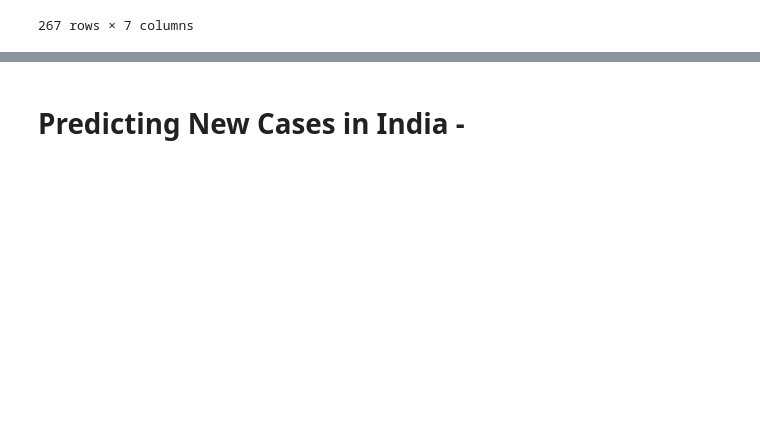
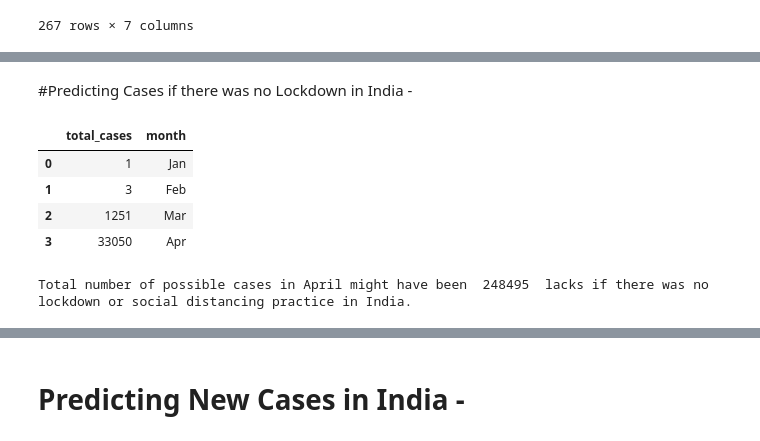
Before and after one commit to 41x3n/Impact-of-lockdown-in-India-COVID-19, a Jupyter notebook: analysis.ipynb, the cells around one changed output, grey strips where cells are left out. Saved outputs shown, nothing was run; the diff lists cells and outputs as text; code cells hidden in the pictures; blank space fills up the shorter version.

```diff
--- a/analysis.ipynb
+++ b/analysis.ipynb
@@ -341,3 +341,49 @@ for address in testing_center["location"]:
 map
 # %% [output]
 [interactive output not drawn]
+# %% [markdown]
+#Predicting Cases if there was no Lockdown in India -
+# %%
+data = pd.read_csv('owid-covid-data.csv',index_col="location")
+data = data.loc["India"]
+data = data.iloc[1:121, 1:4]
+data['date']= pd.to_datetime(data['date'])
+data = data.set_index('date')
+df_India = data.groupby(pd.Grouper(freq='M')).max()
+df_India = df_India.reset_index()
+df_India['month'] = df_India['date'].dt.strftime('%b')
+del df_India['new_cases']
+del df_India['date']
+# %% [output]
+|  | total_cases | month |
+| 0 | 1 | Jan |
+| 1 | 3 | Feb |
+| 2 | 1251 | Mar |
+| 3 | 33050 | Apr |
+# %%
+d1 = df_India.iloc[1]['total_cases']
+d2 = df_India.iloc[2]['total_cases']
+w1 = 10
+w2 = 990
+alpha = 0.2
+
+predict_India = df_India.copy()
+
+def TC_prediction():
+
+    #weighted average first
+    n1 = d1*w1
+    n2 = d2*w2
+    w_avg = n1+n2
+    w_avg = w_avg/1000
+    f1 = w_avg
+    #forecasting
+    f2 = alpha*n1+(1-alpha)*f1
+    f3 = alpha*n2+(1-alpha)*f2
+    f3 = int(f3)
+    print("Total number of possible cases in April might have been ",f3," lacks if there was no lockdown or social distancing practice in India.")
+    predict_India.at[3,'total_cases']= f3
+
+TC_prediction()
+# %% [output]
+Total number of possible cases in April might have been  248495  lacks if there was no lockdown or social distancing practice in India.
```
Also changed, not shown: parts of 2 cells of this notebook.
